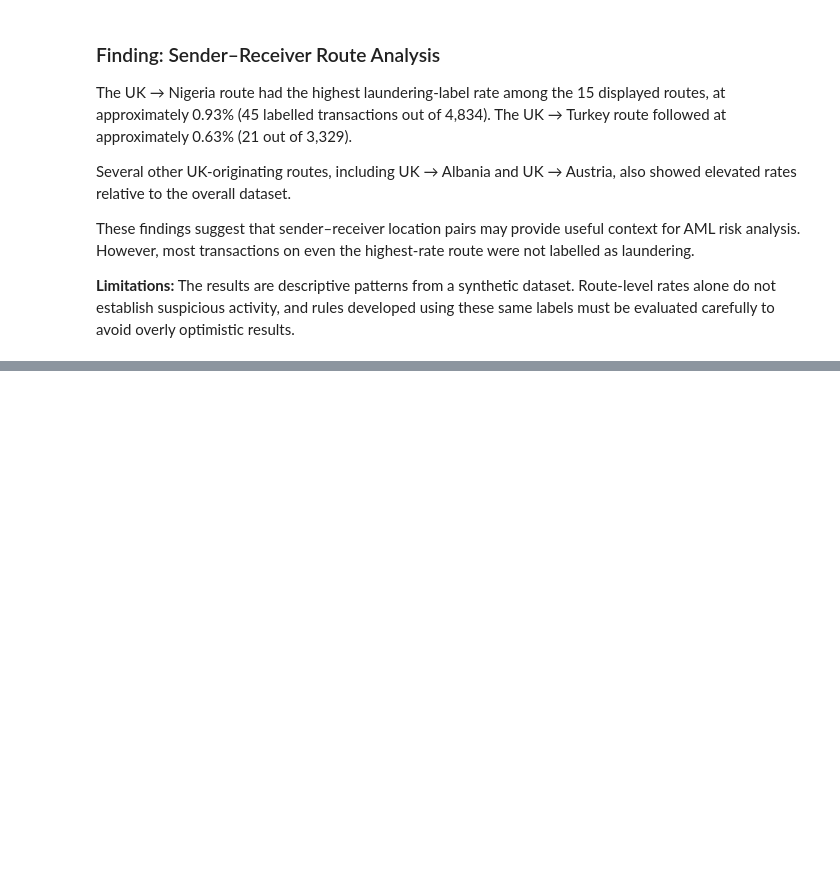
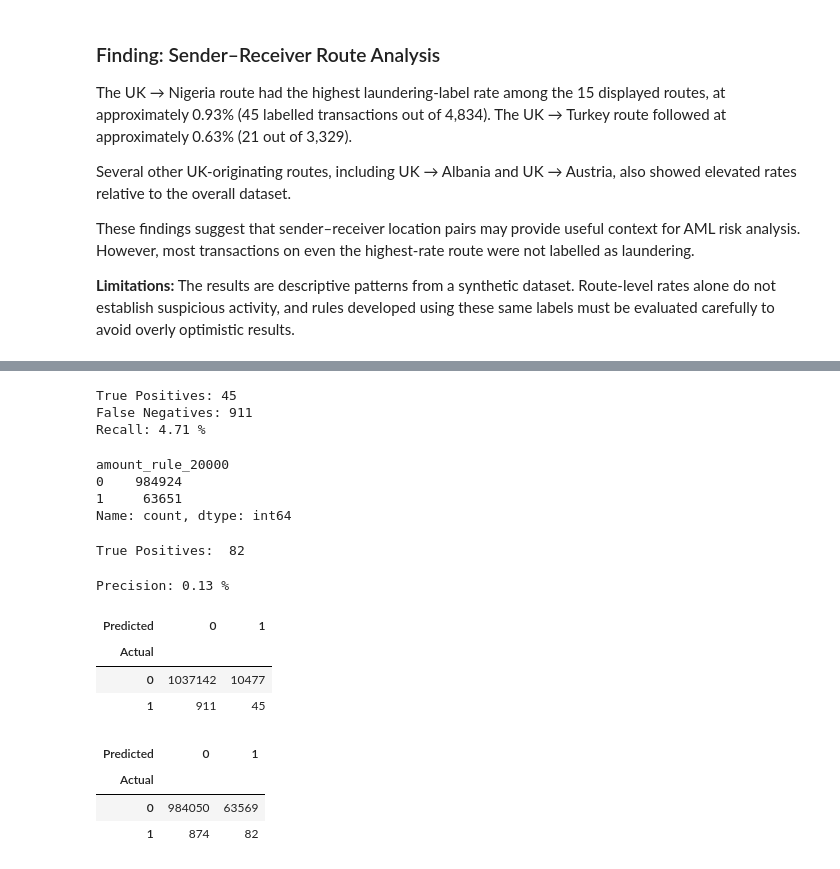
Before and after one commit to Ashutoshp-19/aml-transaction-monitering, a Jupyter notebook: 01_data-exploration.ipynb, the cells around one changed output, grey strips where cells are left out. Saved outputs shown, nothing was run; the diff lists cells and outputs as text; code cells hidden in the pictures; blank space fills up the shorter version.

```diff
--- a/01_data-exploration.ipynb
+++ b/01_data-exploration.ipynb
@@ -315,0 +413,80 @@ These findings suggest that sender–receiver location pairs may provide useful
+# %%
+ #calculating recall
+
+true_positives = (
+    (df["Is_laundering"] == 1) &
+    (df["amount_rule_flag"] == 1)
+).sum()
+
+false_negatives = (
+    (df["Is_laundering"] == 1) &
+    (df["amount_rule_flag"] == 0)
+).sum()
+
+recall = true_positives / (
+    true_positives + false_negatives
+)
+
+print("True Positives:", true_positives)
+print("False Negatives:", false_negatives)
+print("Recall:", round(recall * 100, 2), "%")
+# %% [output]
+True Positives: 45
+False Negatives: 911
+Recall: 4.71 %
+# %%
+ #Building 2nd AML Flag detection rule
+
+df["amount_rule_20000"] = (df["Amount"]>20000).astype(int)
+
+df["amount_rule_20000"].value_counts()
+# %% [output]
+amount_rule_20000
+0    984924
+1     63651
+Name: count, dtype: int64
+# %%
+ #Calculating Precision & Recall
+
+true_positives_20000 = ((df["Is_laundering"]==1) & (df["amount_rule_20000"]==1)).sum()
+
+print("True Positives: ", true_positives_20000)
+# %% [output]
+True Positives:  82
+# %%
+precision_20000 = (
+    true_positives_20000 /
+    df["amount_rule_20000"].sum()
+)
+
+print("Precision:", round(precision_20000 * 100, 2), "%")
+# %% [output]
+Precision: 0.13 %
+# %%
+ #Confusion Matrix
+
+pd.crosstab(
+    df["Is_laundering"],
+    df["amount_rule_flag"],
+    rownames=["Actual"],
+    colnames=["Predicted"]
+)
+# %% [output]
+| Predicted | 0 | 1 |
+| Actual |  |  |
+| 0 | 1037142 | 10477 |
+| 1 | 911 | 45 |
+# %%
+ #Confusion Matrix
+
+pd.crosstab(
+    df["Is_laundering"],
+    df["amount_rule_20000"],
+    rownames=["Actual"],
+    colnames=["Predicted"]
+)
+# %% [output]
+| Predicted | 0 | 1 |
+| Actual |  |  |
+| 0 | 984050 | 63569 |
+| 1 | 874 | 82 |
```
Also changed, not shown: parts of 10 cells of this notebook.
